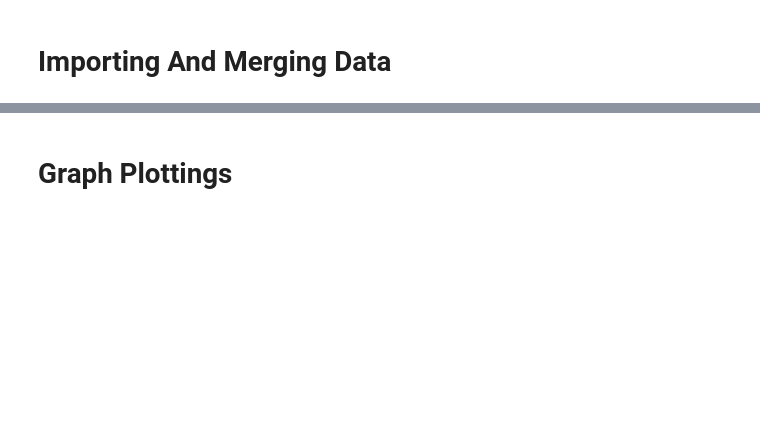
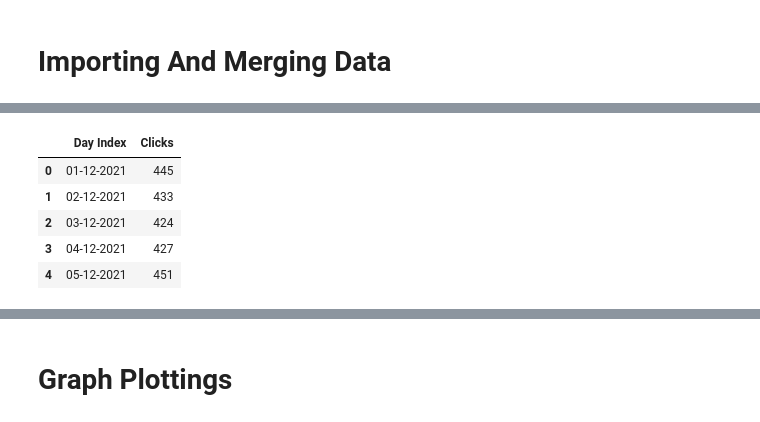
Before and after one commit to Shriya2524/Demand-forcasting, a Jupyter notebook: DEMAND_FORCASTING.ipynb, the cells around one changed output, grey strips where cells are left out. Cells and saved outputs as stored; diff of their text form; code cells hidden in the pictures; blank space fills up the shorter version.

```diff
--- a/DEMAND_FORCASTING.ipynb
+++ b/DEMAND_FORCASTING.ipynb
@@ -34,6 +47,13 @@ df2.head()
 # %%
-df3 = pd.read_csv(r"ProductA_google_clicks.csv")
+df3 = pd.read_csv(r"C:\Users\shriy\Downloads\ProductA_google_clicks.csv")
 df3.head()
+# %% [output]
+|  | Day Index | Clicks |
+| 0 | 01-12-2021 | 445 |
+| 1 | 02-12-2021 | 433 |
+| 2 | 03-12-2021 | 424 |
+| 3 | 04-12-2021 | 427 |
+| 4 | 05-12-2021 | 451 |
 # %%
 df = pd.merge(pd.merge(df1, df2, on='Day Index'), df3, on='Day Index')
 df.head()
```
Also changed, not shown: parts of 74 cells of this notebook.
